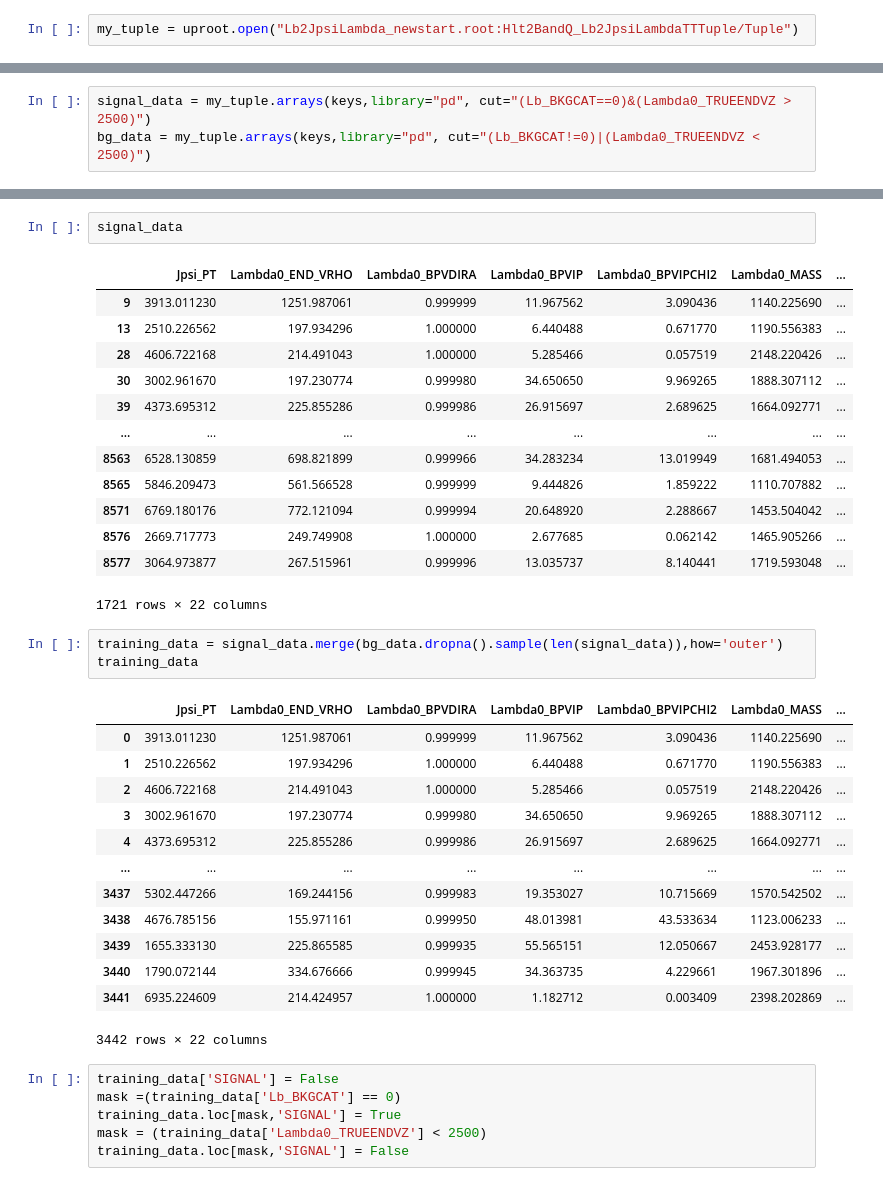
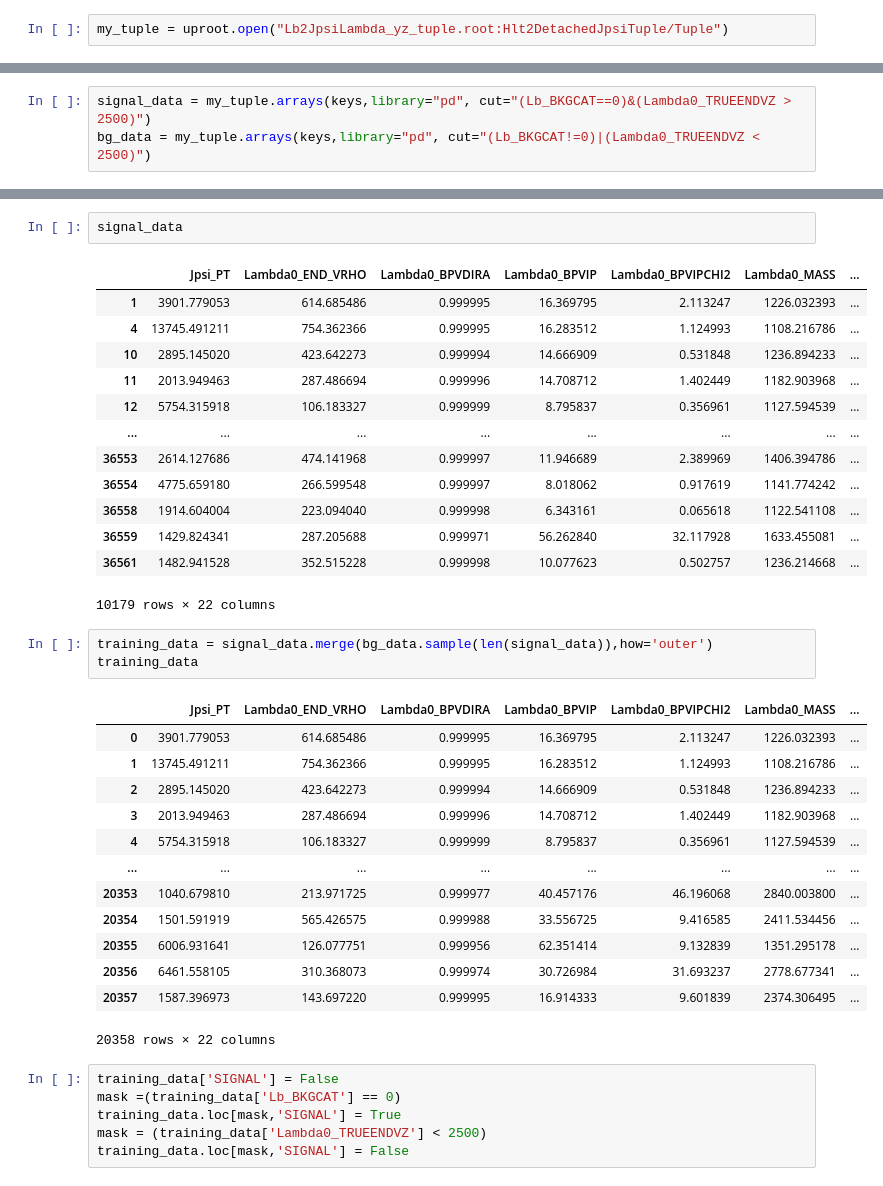
Before and after one commit to javeser/Trabajo-Fin-Master, a Jupyter notebook: catboot_model.ipynb, the cells around one changed output, grey strips where cells are left out. Drawn from its saved outputs; the diff is of its cells as text.

```diff
--- a/catboot_model.ipynb
+++ b/catboot_model.ipynb
@@ -6,7 +6,7 @@ import pandas as pd
 import seaborn as sns
 import plotly.express as px
 # %%
-my_tuple = uproot.open("Lb2JpsiLambda_newstart.root:Hlt2BandQ_Lb2JpsiLambdaTTTuple/Tuple")
+my_tuple = uproot.open("Lb2JpsiLambda_yz_tuple.root:Hlt2DetachedJpsiTuple/Tuple")
 # %%
 my_tuple.keys()
 # %% [output]
@@ -59,35 +59,35 @@ bg_data
 signal_data
 # %% [output]
 |  | Jpsi_PT | Lambda0_END_VRHO | Lambda0_BPVDIRA | Lambda0_BPVIP | Lambda0_BPVIPCHI2 | Lambda0_MASS | ... |
-| 9 | 3913.011230 | 1251.987061 | 0.999999 | 11.967562 | 3.090436 | 1140.225690 | ... |
-| 13 | 2510.226562 | 197.934296 | 1.000000 | 6.440488 | 0.671770 | 1190.556383 | ... |
-| 28 | 4606.722168 | 214.491043 | 1.000000 | 5.285466 | 0.057519 | 2148.220426 | ... |
-| 30 | 3002.961670 | 197.230774 | 0.999980 | 34.650650 | 9.969265 | 1888.307112 | ... |
-| 39 | 4373.695312 | 225.855286 | 0.999986 | 26.915697 | 2.689625 | 1664.092771 | ... |
+| 1 | 3901.779053 | 614.685486 | 0.999995 | 16.369795 | 2.113247 | 1226.032393 | ... |
+| 4 | 13745.491211 | 754.362366 | 0.999995 | 16.283512 | 1.124993 | 1108.216786 | ... |
+| 10 | 2895.145020 | 423.642273 | 0.999994 | 14.666909 | 0.531848 | 1236.894233 | ... |
+| 11 | 2013.949463 | 287.486694 | 0.999996 | 14.708712 | 1.402449 | 1182.903968 | ... |
+| 12 | 5754.315918 | 106.183327 | 0.999999 | 8.795837 | 0.356961 | 1127.594539 | ... |
 | ... | ... | ... | ... | ... | ... | ... | ... |
-| 8563 | 6528.130859 | 698.821899 | 0.999966 | 34.283234 | 13.019949 | 1681.494053 | ... |
-| 8565 | 5846.209473 | 561.566528 | 0.999999 | 9.444826 | 1.859222 | 1110.707882 | ... |
-| 8571 | 6769.180176 | 772.121094 | 0.999994 | 20.648920 | 2.288667 | 1453.504042 | ... |
-| 8576 | 2669.717773 | 249.749908 | 1.000000 | 2.677685 | 0.062142 | 1465.905266 | ... |
-| 8577 | 3064.973877 | 267.515961 | 0.999996 | 13.035737 | 8.140441 | 1719.593048 | ... |
+| 36553 | 2614.127686 | 474.141968 | 0.999997 | 11.946689 | 2.389969 | 1406.394786 | ... |
+| 36554 | 4775.659180 | 266.599548 | 0.999997 | 8.018062 | 0.917619 | 1141.774242 | ... |
+| 36558 | 1914.604004 | 223.094040 | 0.999998 | 6.343161 | 0.065618 | 1122.541108 | ... |
+| 36559 | 1429.824341 | 287.205688 | 0.999971 | 56.262840 | 32.117928 | 1633.455081 | ... |
+| 36561 | 1482.941528 | 352.515228 | 0.999998 | 10.077623 | 0.502757 | 1236.214668 | ... |
-1721 rows × 22 columns
+10179 rows × 22 columns
 # %%
-training_data = signal_data.merge(bg_data.dropna().sample(len(signal_data)),how='outer')
+training_data = signal_data.merge(bg_data.sample(len(signal_data)),how='outer')
 training_data
 # %% [output]
 |  | Jpsi_PT | Lambda0_END_VRHO | Lambda0_BPVDIRA | Lambda0_BPVIP | Lambda0_BPVIPCHI2 | Lambda0_MASS | ... |
-| 0 | 3913.011230 | 1251.987061 | 0.999999 | 11.967562 | 3.090436 | 1140.225690 | ... |
-| 1 | 2510.226562 | 197.934296 | 1.000000 | 6.440488 | 0.671770 | 1190.556383 | ... |
-| 2 | 4606.722168 | 214.491043 | 1.000000 | 5.285466 | 0.057519 | 2148.220426 | ... |
-| 3 | 3002.961670 | 197.230774 | 0.999980 | 34.650650 | 9.969265 | 1888.307112 | ... |
-| 4 | 4373.695312 | 225.855286 | 0.999986 | 26.915697 | 2.689625 | 1664.092771 | ... |
+| 0 | 3901.779053 | 614.685486 | 0.999995 | 16.369795 | 2.113247 | 1226.032393 | ... |
+| 1 | 13745.491211 | 754.362366 | 0.999995 | 16.283512 | 1.124993 | 1108.216786 | ... |
+| 2 | 2895.145020 | 423.642273 | 0.999994 | 14.666909 | 0.531848 | 1236.894233 | ... |
+| 3 | 2013.949463 | 287.486694 | 0.999996 | 14.708712 | 1.402449 | 1182.903968 | ... |
+| 4 | 5754.315918 | 106.183327 | 0.999999 | 8.795837 | 0.356961 | 1127.594539 | ... |
 | ... | ... | ... | ... | ... | ... | ... | ... |
-| 3437 | 5302.447266 | 169.244156 | 0.999983 | 19.353027 | 10.715669 | 1570.542502 | ... |
-| 3438 | 4676.785156 | 155.971161 | 0.999950 | 48.013981 | 43.533634 | 1123.006233 | ... |
-| 3439 | 1655.333130 | 225.865585 | 0.999935 | 55.565151 | 12.050667 | 2453.928177 | ... |
-| 3440 | 1790.072144 | 334.676666 | 0.999945 | 34.363735 | 4.229661 | 1967.301896 | ... |
-| 3441 | 6935.224609 | 214.424957 | 1.000000 | 1.182712 | 0.003409 | 2398.202869 | ... |
+| 20353 | 1040.679810 | 213.971725 | 0.999977 | 40.457176 | 46.196068 | 2840.003800 | ... |
+| 20354 | 1501.591919 | 565.426575 | 0.999988 | 33.556725 | 9.416585 | 2411.534456 | ... |
+| 20355 | 6006.931641 | 126.077751 | 0.999956 | 62.351414 | 9.132839 | 1351.295178 | ... |
+| 20356 | 6461.558105 | 310.368073 | 0.999974 | 30.726984 | 31.693237 | 2778.677341 | ... |
+| 20357 | 1587.396973 | 143.697220 | 0.999995 | 16.914333 | 9.601839 | 2374.306495 | ... |
-3442 rows × 22 columns
+20358 rows × 22 columns
 # %%
 training_data['SIGNAL'] = False
 mask =(training_data['Lb_BKGCAT'] == 0)
```
Also changed, not shown: parts of 15 cells of this notebook.
